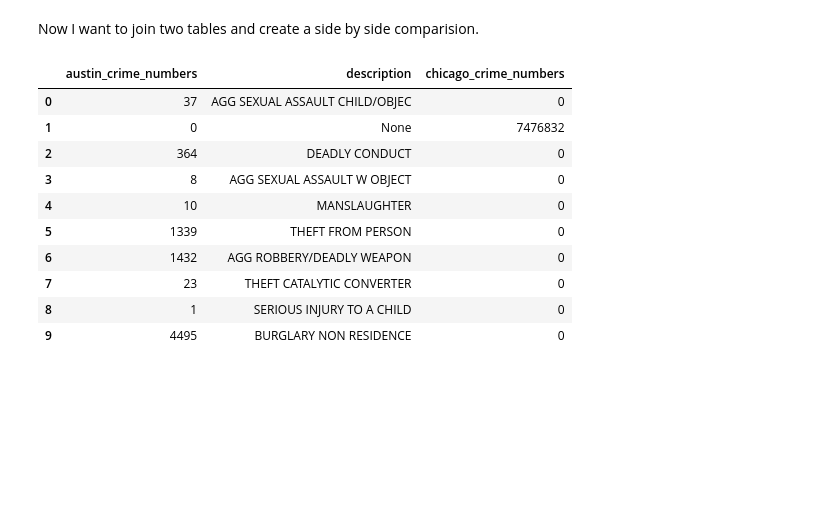
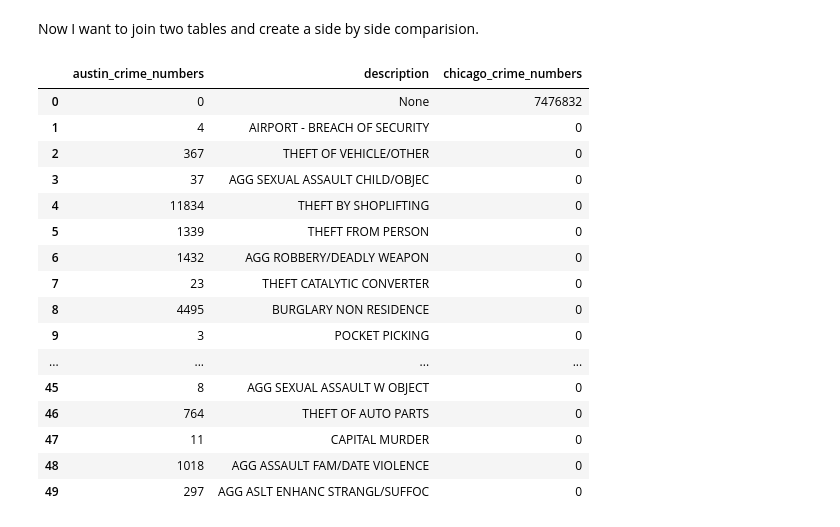
Before and after one commit to aayushbhurtel/Data_Visualization, a Jupyter notebook: Quiz7.ipynb, the cells around one changed output. Cells and saved outputs as stored; diff of their text form; code cells hidden in the pictures; blank space fills up the shorter version.

```diff
--- a/Quiz7.ipynb
+++ b/Quiz7.ipynb
@@ -86,18 +90,24 @@ Now I want to join two tables and create a side by side comparision.
 # %%
 %%bigquery --project data-viz-big-query
 SELECT COUNT(Austin.description) as austin_crime_numbers, Austin.description, COUNT(Chicago.primary_type) as chicago_crime_numbers,
 FROM `bigquery-public-data.chicago_crime.crime` as Chicago FULL JOIN `bigquery-public-data.austin_crime.crime` as Austin ON Chicago.primary_type = Austin.description
 GROUP BY Austin.description
-LIMIT 10
+LIMIT 50
 # %% [output]
 |  | austin_crime_numbers | description | chicago_crime_numbers |
-| 0 | 37 | AGG SEXUAL ASSAULT CHILD/OBJEC | 0 |
-| 1 | 0 | None | 7476832 |
-| 2 | 364 | DEADLY CONDUCT | 0 |
-| 3 | 8 | AGG SEXUAL ASSAULT W OBJECT | 0 |
-| 4 | 10 | MANSLAUGHTER | 0 |
+| 0 | 0 | None | 7476832 |
+| 1 | 4 | AIRPORT - BREACH OF SECURITY | 0 |
+| 2 | 367 | THEFT OF VEHICLE/OTHER | 0 |
+| 3 | 37 | AGG SEXUAL ASSAULT CHILD/OBJEC | 0 |
+| 4 | 11834 | THEFT BY SHOPLIFTING | 0 |
 | 5 | 1339 | THEFT FROM PERSON | 0 |
 | 6 | 1432 | AGG ROBBERY/DEADLY WEAPON | 0 |
 | 7 | 23 | THEFT CATALYTIC CONVERTER | 0 |
-| 8 | 1 | SERIOUS INJURY TO A CHILD | 0 |
-| 9 | 4495 | BURGLARY NON RESIDENCE | 0 |
+| 8 | 4495 | BURGLARY NON RESIDENCE | 0 |
+| 9 | 3 | POCKET PICKING | 0 |
+| ... | ... | ... | ... |
+| 45 | 8 | AGG SEXUAL ASSAULT W OBJECT | 0 |
+| 46 | 764 | THEFT OF AUTO PARTS | 0 |
+| 47 | 11 | CAPITAL MURDER | 0 |
+| 48 | 1018 | AGG ASSAULT FAM/DATE VIOLENCE | 0 |
+| 49 | 297 | AGG ASLT ENHANC STRANGL/SUFFOC | 0 |
```
Also changed, not shown: parts of 5 cells of this notebook.
